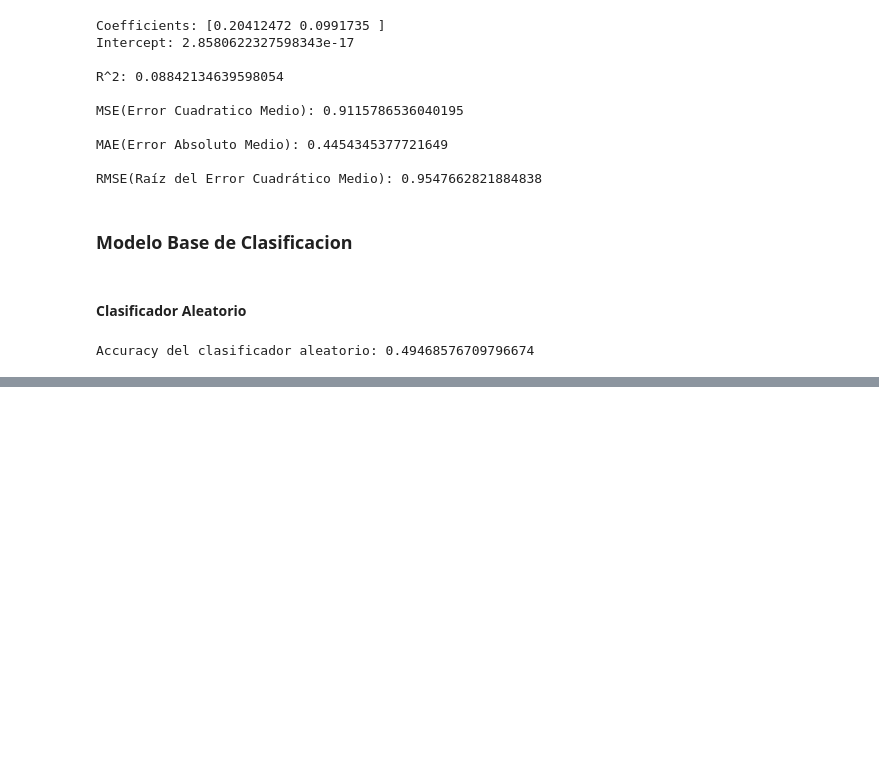
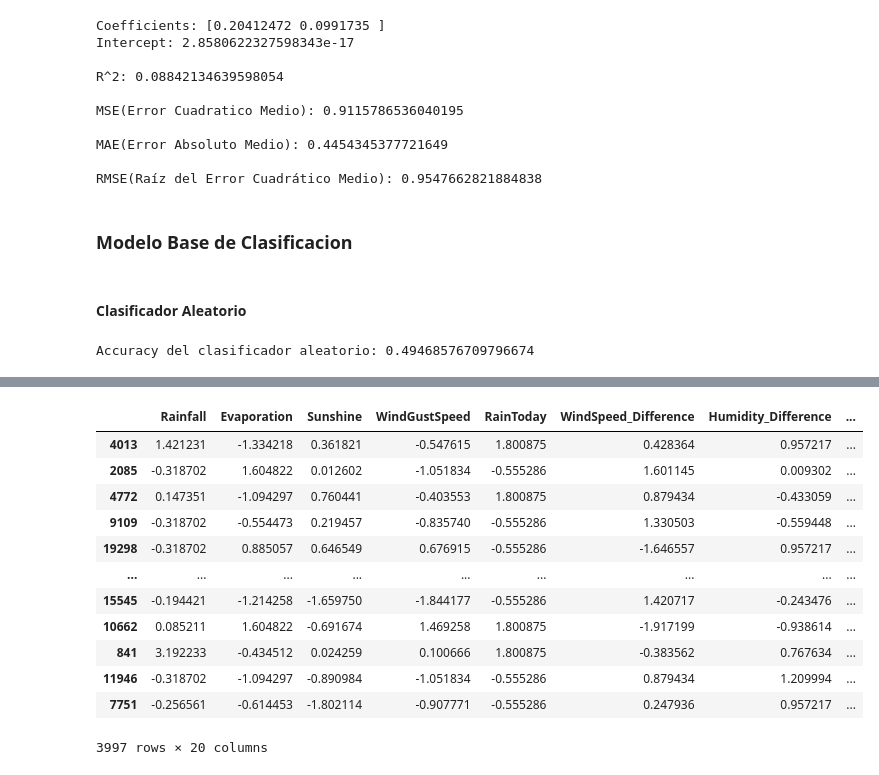
Before and after one commit to franciscoryb1/AA1-TUIA-RodriguezYBarros, a Jupyter notebook: TP-integrador-AA1.ipynb, the cells around one changed output, grey strips where cells are left out. Saved outputs shown, nothing was run; the diff lists cells and outputs as text; code cells hidden in the pictures; blank space fills up the shorter version.

```diff
--- a/TP-integrador-AA1.ipynb
+++ b/TP-integrador-AA1.ipynb
@@ -2279,0 +2307,16 @@ Accuracy del clasificador aleatorio: 0.49468576709796674
+# %%
+x_val_k
+# %% [output]
+|  | Rainfall | Evaporation | Sunshine | WindGustSpeed | RainToday | WindSpeed_Difference | Humidity_Difference | ... |
+| 4013 | 1.421231 | -1.334218 | 0.361821 | -0.547615 | 1.800875 | 0.428364 | 0.957217 | ... |
+| 2085 | -0.318702 | 1.604822 | 0.012602 | -1.051834 | -0.555286 | 1.601145 | 0.009302 | ... |
+| 4772 | 0.147351 | -1.094297 | 0.760441 | -0.403553 | 1.800875 | 0.879434 | -0.433059 | ... |
+| 9109 | -0.318702 | -0.554473 | 0.219457 | -0.835740 | -0.555286 | 1.330503 | -0.559448 | ... |
+| 19298 | -0.318702 | 0.885057 | 0.646549 | 0.676915 | -0.555286 | -1.646557 | 0.957217 | ... |
+| ... | ... | ... | ... | ... | ... | ... | ... | ... |
+| 15545 | -0.194421 | -1.214258 | -1.659750 | -1.844177 | -0.555286 | 1.420717 | -0.243476 | ... |
+| 10662 | 0.085211 | 1.604822 | -0.691674 | 1.469258 | 1.800875 | -1.917199 | -0.938614 | ... |
+| 841 | 3.192233 | -0.434512 | 0.024259 | 0.100666 | 1.800875 | -0.383562 | 0.767634 | ... |
+| 11946 | -0.318702 | -1.094297 | -0.890984 | -1.051834 | -0.555286 | 0.879434 | 1.209994 | ... |
+| 7751 | -0.256561 | -0.614453 | -1.802114 | -0.907771 | -0.555286 | 0.247936 | 0.957217 | ... |
+3997 rows × 20 columns
```
Also changed, not shown: parts of 14 cells of this notebook, 1 other file.
